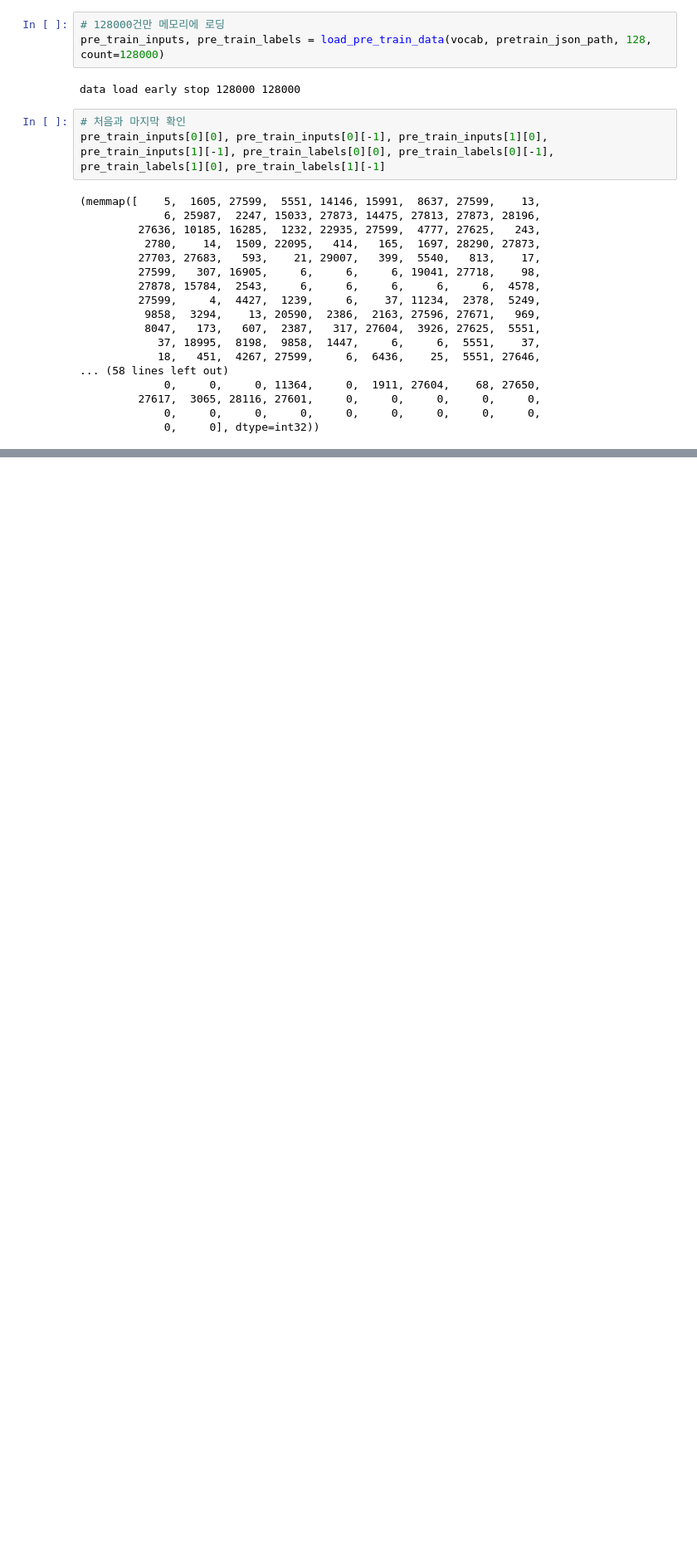
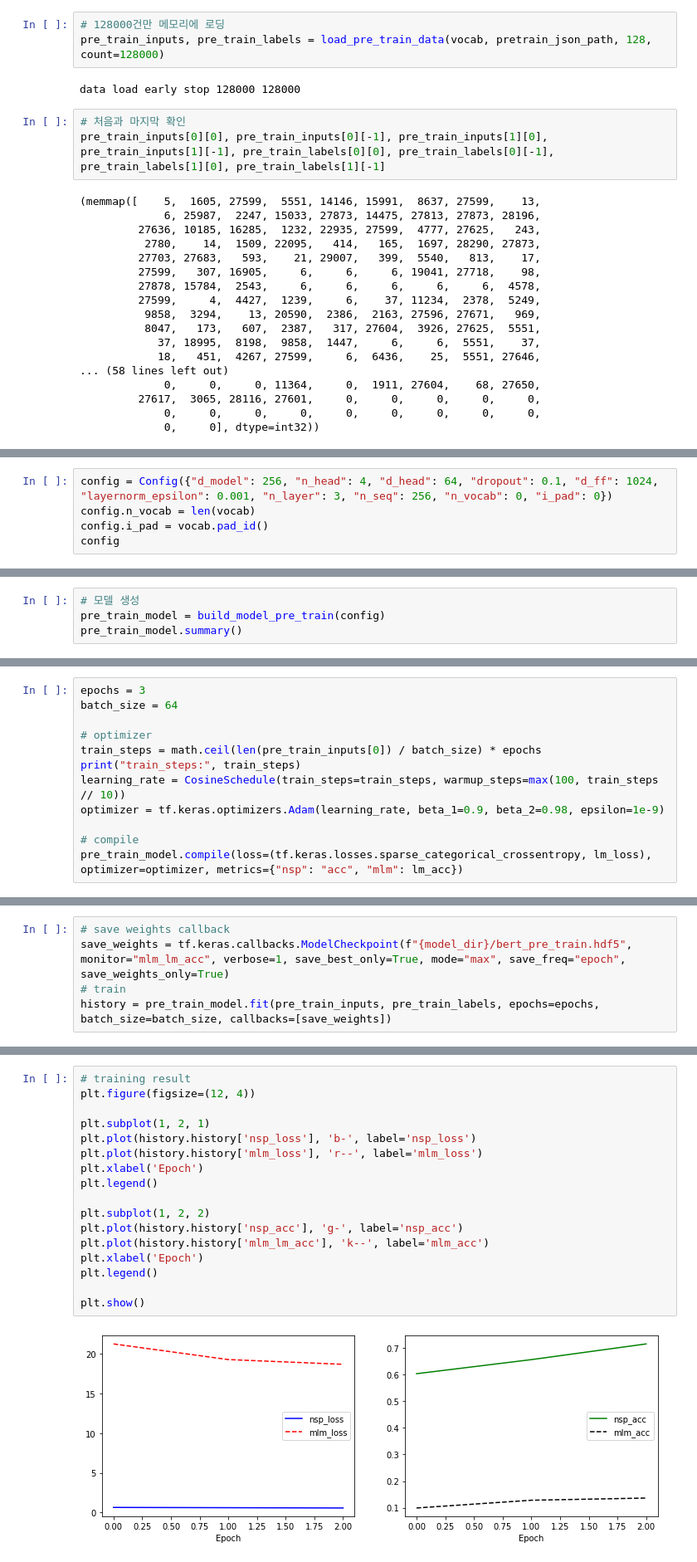
Before and after one commit to stk346/Aiffel, a Jupyter notebook: NLP Going Deeper/GD7/GD7 BERT pretrained model 제작.ipynb, the cells around one changed output, grey strips where cells are left out. Shown at 83% size. Drawn from its saved outputs; the diff is of its cells as text; blank space fills up the shorter version.

```diff
--- a/NLP Going Deeper/GD7/GD7 BERT pretrained model 제작.ipynb
+++ b/NLP Going Deeper/GD7/GD7 BERT pretrained model 제작.ipynb
@@ -1016,0 +1412,5 @@ pre_train_inputs[0][0], pre_train_inputs[0][-1], pre_train_inputs[1][0], pre_tra
+# %%
+config = Config({"d_model": 256, "n_head": 4, "d_head": 64, "dropout": 0.1, "d_ff": 1024, "layernorm_epsilon": 0.001, "n_layer": 3, "n_seq": 256, "n_vocab": 0, "i_pad": 0})
+config.n_vocab = len(vocab)
+config.i_pad = vocab.pad_id()
+config
@@ -1016,0 +1527,4 @@ pre_train_inputs[0][0], pre_train_inputs[0][-1], pre_train_inputs[1][0], pre_tra
+# %%
+# 모델 생성
+pre_train_model = build_model_pre_train(config)
+pre_train_model.summary()
@@ -1016,0 +1551,12 @@ pre_train_inputs[0][0], pre_train_inputs[0][-1], pre_train_inputs[1][0], pre_tra
+# %%
+epochs = 3
+batch_size = 64
+
+# optimizer
+train_steps = math.ceil(len(pre_train_inputs[0]) / batch_size) * epochs
+print("train_steps:", train_steps)
+learning_rate = CosineSchedule(train_steps=train_steps, warmup_steps=max(100, train_steps // 10))
+optimizer = tf.keras.optimizers.Adam(learning_rate, beta_1=0.9, beta_2=0.98, epsilon=1e-9)
+
+# compile
+pre_train_model.compile(loss=(tf.keras.losses.sparse_categorical_crossentropy, lm_loss), optimizer=optimizer, metrics={"nsp": "acc", "mlm": lm_acc})
@@ -1016,0 +1565,5 @@ pre_train_inputs[0][0], pre_train_inputs[0][-1], pre_train_inputs[1][0], pre_tra
+# %%
+# save weights callback
+save_weights = tf.keras.callbacks.ModelCheckpoint(f"{model_dir}/bert_pre_train.hdf5", monitor="mlm_lm_acc", verbose=1, save_best_only=True, mode="max", save_freq="epoch", save_weights_only=True)
+# train
+history = pre_train_model.fit(pre_train_inputs, pre_train_labels, epochs=epochs, batch_size=batch_size, callbacks=[save_weights])
@@ -1016,0 +1583,19 @@ pre_train_inputs[0][0], pre_train_inputs[0][-1], pre_train_inputs[1][0], pre_tra
+# %%
+# training result
+plt.figure(figsize=(12, 4))
+
+plt.subplot(1, 2, 1)
+plt.plot(history.history['nsp_loss'], 'b-', label='nsp_loss')
+plt.plot(history.history['mlm_loss'], 'r--', label='mlm_loss')
+plt.xlabel('Epoch')
+plt.legend()
+
+plt.subplot(1, 2, 2)
+plt.plot(history.history['nsp_acc'], 'g-', label='nsp_acc')
+plt.plot(history.history['mlm_lm_acc'], 'k--', label='mlm_acc')
+plt.xlabel('Epoch')
+plt.legend()
+
+plt.show()
+# %% [output]
+[figure, added]
```
Also changed, not shown: parts of 36 cells of this notebook.
